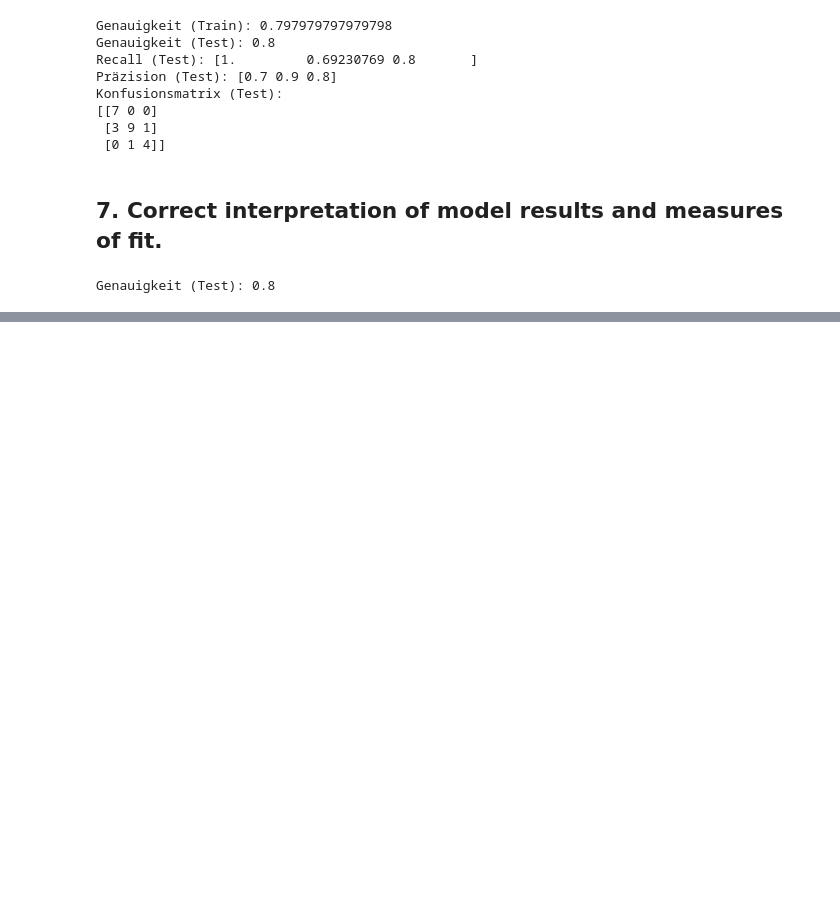
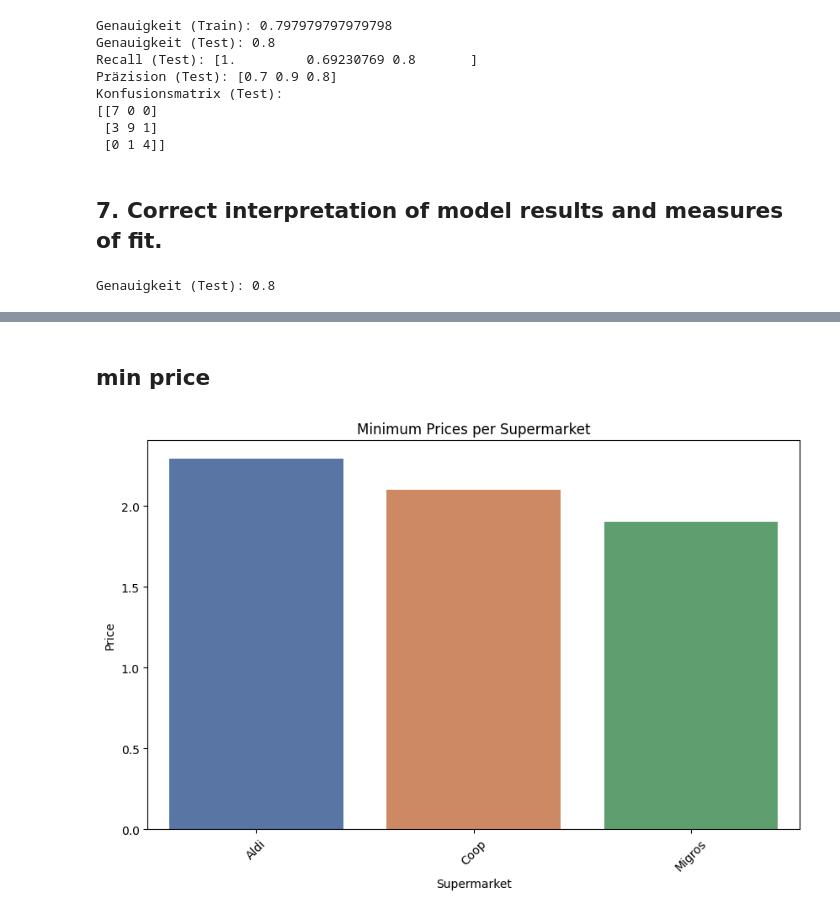
Before and after one commit to husicabe/groceries, a Jupyter notebook: EDA/EDA_Butter.ipynb, the cells around one changed output, grey strips where cells are left out. Drawn from its saved outputs; the diff is of its cells as text; code cells hidden in the pictures; blank space fills up the shorter version.

```diff
--- a/EDA/EDA_Butter.ipynb
+++ b/EDA/EDA_Butter.ipynb
@@ -459,0 +440,15 @@ Genauigkeit (Test): 0.8
+# %% [markdown]
+## min price
+# %%
+# Calculate the minimum price for each supermarket
+min_prices = df_all.groupby('Supermarkt')['price_raw'].min().reset_index()
+
+plt.figure(figsize=(10,6))
+sns.barplot(x='Supermarkt', y='price_raw', data=min_prices, palette='deep')
+plt.xlabel('Supermarket')
+plt.ylabel('Price')
+plt.title('Minimum Prices per Supermarket')
+plt.xticks(rotation=45)
+plt.show()
+# %% [output]
+[figure, added]
```
Also changed, not shown: parts of 16 cells of this notebook, 13 other files.
